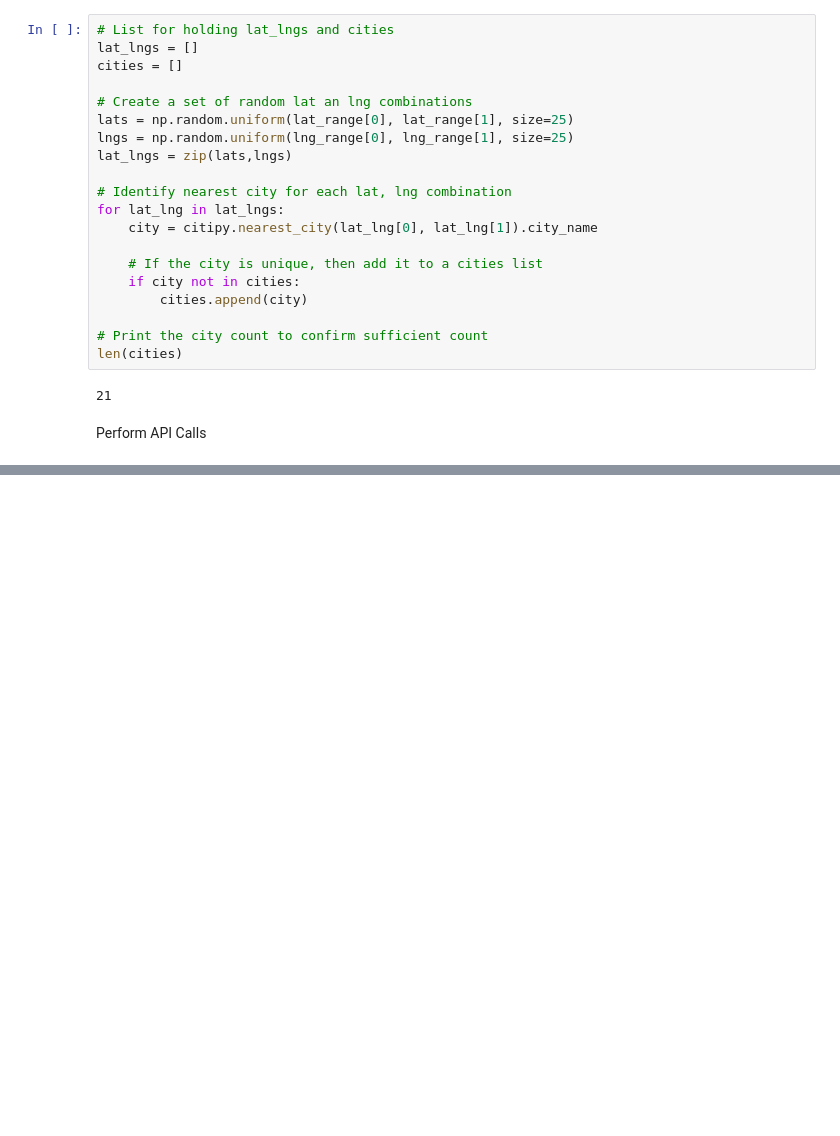
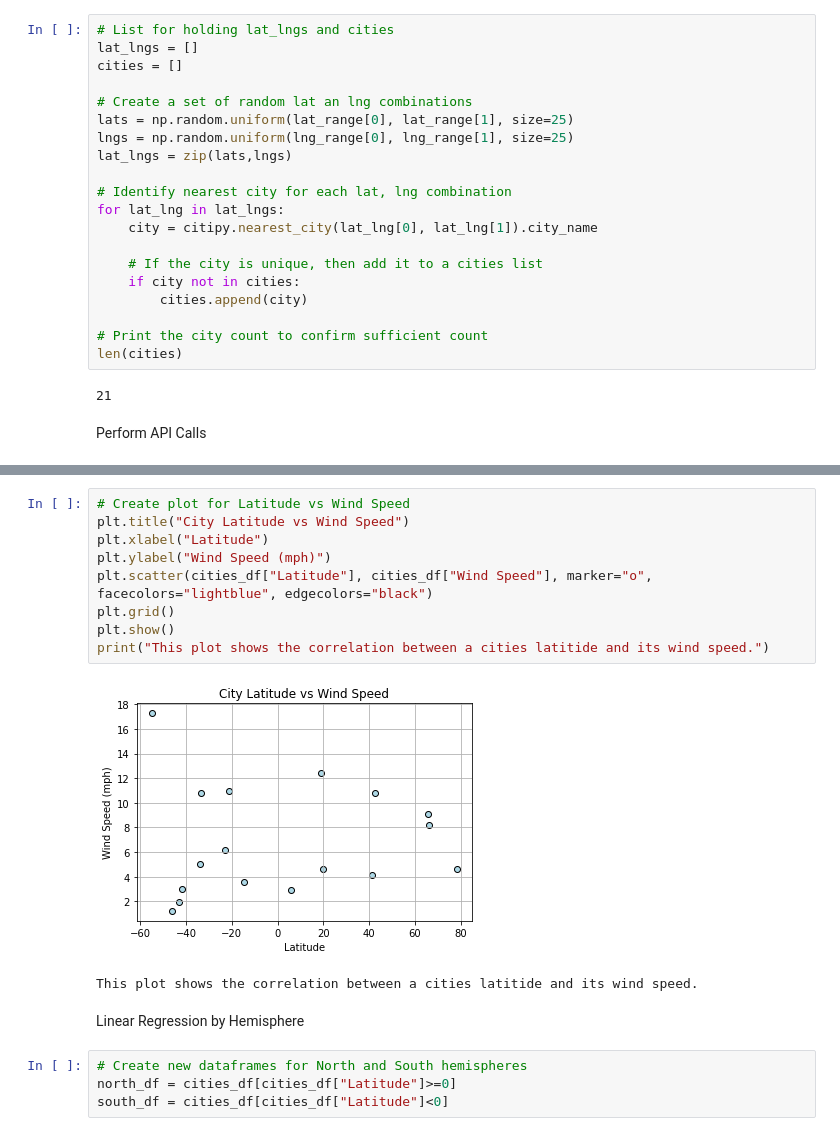
Before and after one commit to sissa81/python-api-challenge, a Jupyter notebook: WeatherPy/WeatherPy.ipynb, the cells around one changed output, grey strips where cells are left out. Drawn from its saved outputs; the diff is of its cells as text; blank space fills up the shorter version.

```diff
--- a/WeatherPy/WeatherPy.ipynb
+++ b/WeatherPy/WeatherPy.ipynb
@@ -156,0 +230,18 @@ new_df.head()
+# %%
+# Create plot for Latitude vs Wind Speed
+plt.title("City Latitude vs Wind Speed")
+plt.xlabel("Latitude")
+plt.ylabel("Wind Speed (mph)")
+plt.scatter(cities_df["Latitude"], cities_df["Wind Speed"], marker="o", facecolors="lightblue", edgecolors="black")
+plt.grid()
+plt.show()
+print("This plot shows the correlation between a cities latitide and its wind speed.")
+# %% [output]
+[figure, added]
+This plot shows the correlation between a cities latitide and its wind speed.
+# %% [markdown]
+Linear Regression by Hemisphere
+# %%
+# Create new dataframes for North and South hemispheres
+north_df = cities_df[cities_df["Latitude"]>=0]
+south_df = cities_df[cities_df["Latitude"]<0]
```
Also changed, not shown: parts of 19 cells of this notebook, 1 other file.
